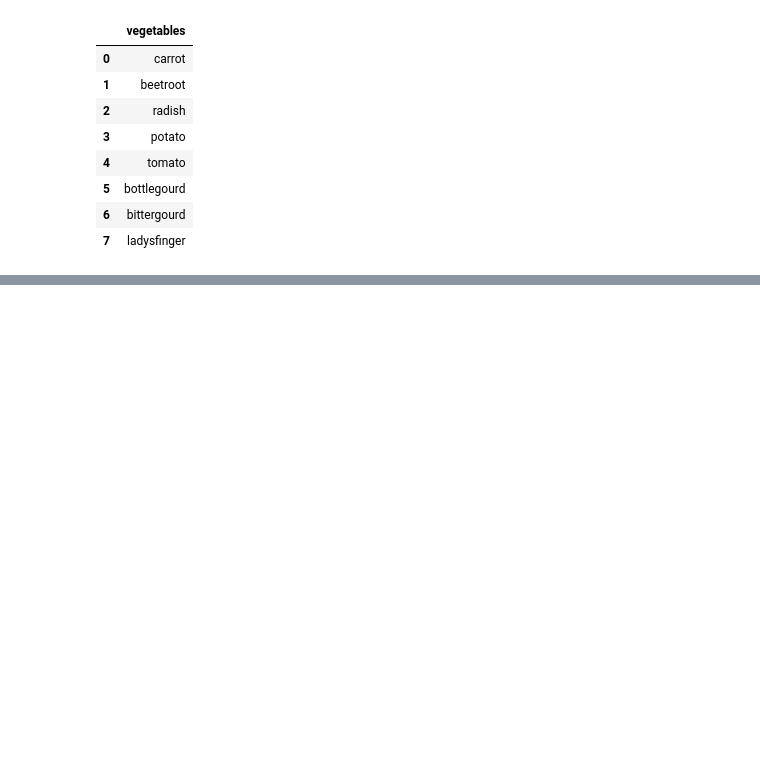
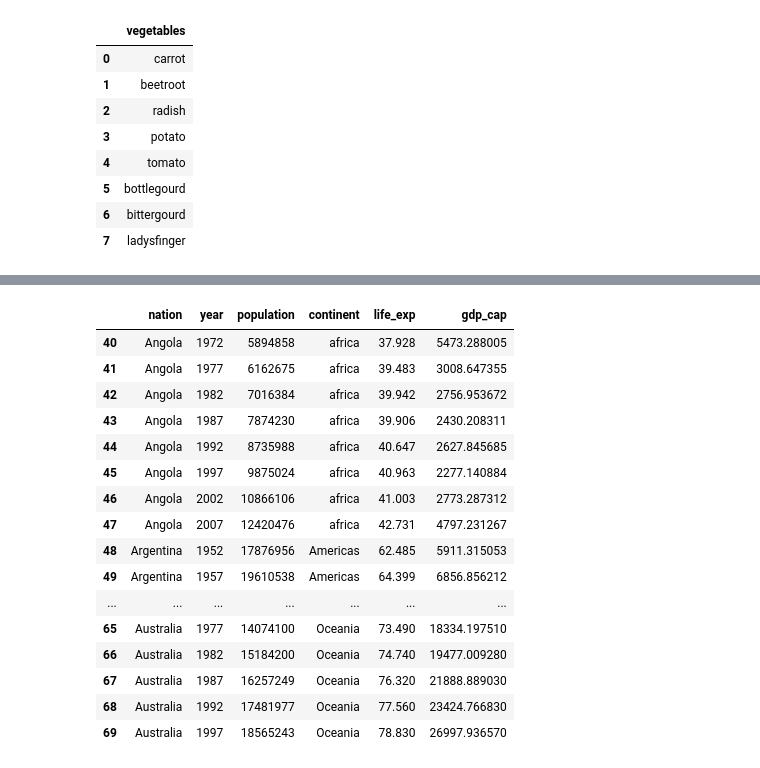
Before and after one commit to Snekaa-m/pandas, a Jupyter notebook: sne pd .ipynb, the cells around one changed output, grey strips where cells are left out. Drawn from its saved outputs; the diff is of its cells as text; code cells hidden in the pictures; blank space fills up the shorter version.

```diff
--- a/sne pd .ipynb
+++ b/sne pd .ipynb
@@ -214,0 +231,2 @@ vegetables
+# %%
+data.rename(columns={"country":"nation"},inplace=True)
@@ -214,0 +249,2 @@ vegetables
+# %%
+data['nation'].replace({"Afghanistan":"Afghan"},inplace=True)
@@ -214,0 +274,2 @@ vegetables
+# %%
+data['nation'].replace({"africa":None},inplace=True)
@@ -214,0 +299,2 @@ vegetables
+# %%
+data['continent'].replace({"Asia":None},inplace=True)
@@ -214,0 +324,20 @@ vegetables
+# %%
+data[40:70]
+# %% [output]
+|  | nation | year | population | continent | life_exp | gdp_cap |
+| 40 | Angola | 1972 | 5894858 | africa | 37.928 | 5473.288005 |
+| 41 | Angola | 1977 | 6162675 | africa | 39.483 | 3008.647355 |
+| 42 | Angola | 1982 | 7016384 | africa | 39.942 | 2756.953672 |
+| 43 | Angola | 1987 | 7874230 | africa | 39.906 | 2430.208311 |
+| 44 | Angola | 1992 | 8735988 | africa | 40.647 | 2627.845685 |
+| 45 | Angola | 1997 | 9875024 | africa | 40.963 | 2277.140884 |
+| 46 | Angola | 2002 | 10866106 | africa | 41.003 | 2773.287312 |
+| 47 | Angola | 2007 | 12420476 | africa | 42.731 | 4797.231267 |
+| 48 | Argentina | 1952 | 17876956 | Americas | 62.485 | 5911.315053 |
+| 49 | Argentina | 1957 | 19610538 | Americas | 64.399 | 6856.856212 |
+| ... | ... | ... | ... | ... | ... | ... |
+| 65 | Australia | 1977 | 14074100 | Oceania | 73.490 | 18334.197510 |
+| 66 | Australia | 1982 | 15184200 | Oceania | 74.740 | 19477.009280 |
+| 67 | Australia | 1987 | 16257249 | Oceania | 76.320 | 21888.889030 |
+| 68 | Australia | 1992 | 17481977 | Oceania | 77.560 | 23424.766830 |
+| 69 | Australia | 1997 | 18565243 | Oceania | 78.830 | 26997.936570 |
```
Also changed, not shown: parts of 11 cells of this notebook.
